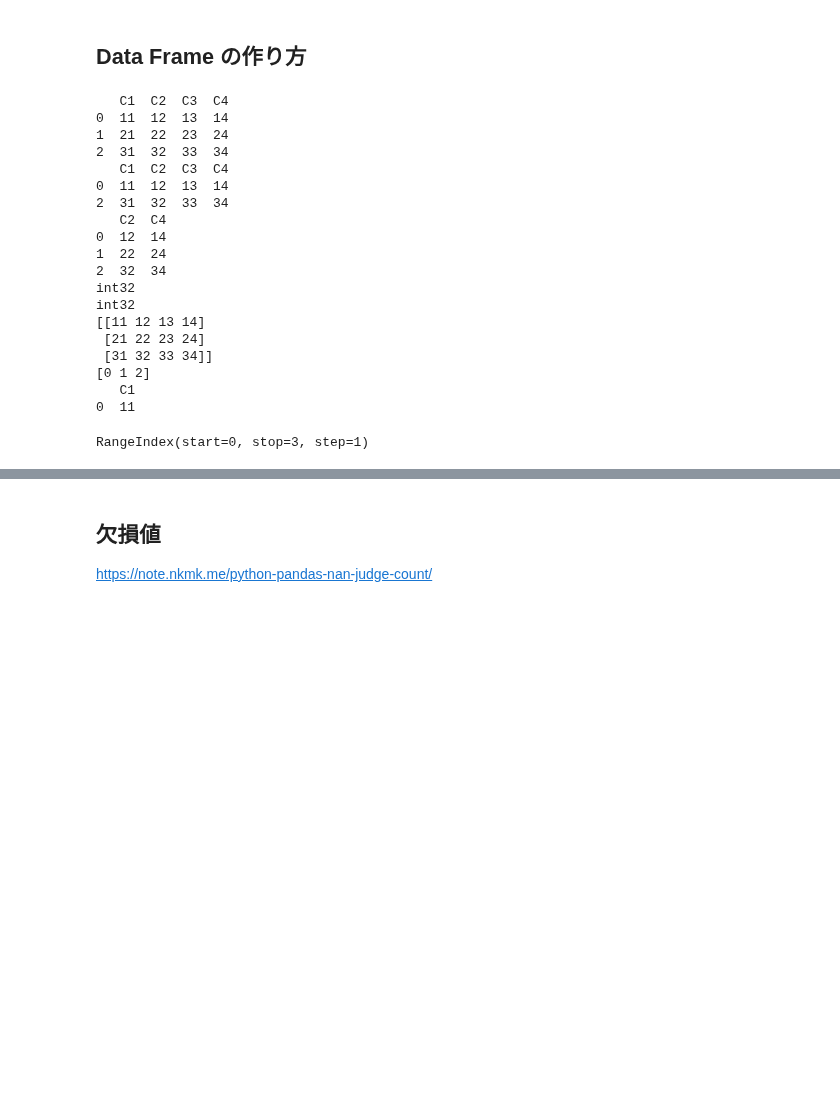
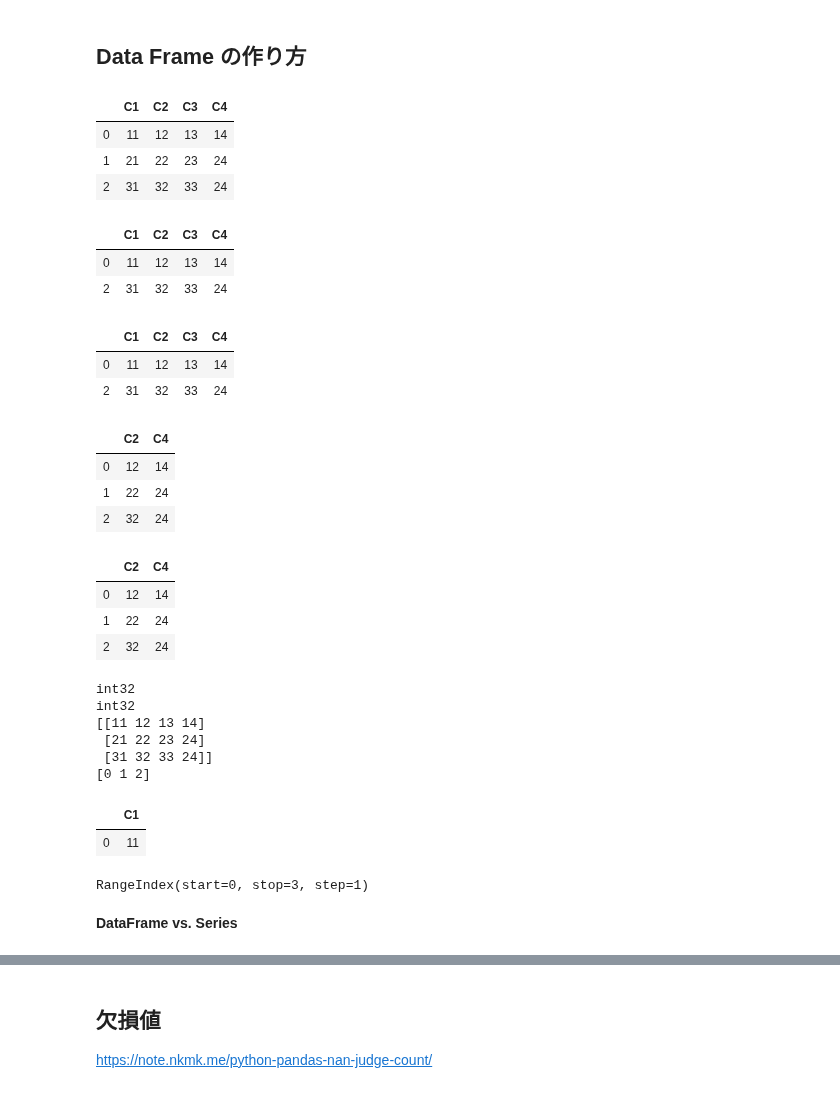
Before and after one commit to t2240013/hello-world, a Jupyter notebook: PythonMemo.ipynb, the cells around one changed output, grey strips where cells are left out. Drawn from its saved outputs; the diff is of its cells as text; code cells hidden in the pictures; blank space fills up the shorter version.

```diff
--- a/PythonMemo.ipynb
+++ b/PythonMemo.ipynb
@@ -640,46 +632,57 @@ http://sinhrks.hatenablog.com/entry/2014/11/12/233216
 # %%
 import pandas as pd
 import numpy as np
 df = pd.DataFrame({'C1': [11, 21, 31],
                    'C2': [12, 22, 32],
                    'C3': [13, 23, 33],
-                   'C4': [14, 24, 34]})
-print(df)
+                   'C4': [14, 24, 24]})
+display(df)
 # 行の抽出
-print( df [[True, False, True]] )
+display( df[[True, False, True]] )
+display( df.drop(df.index[[1]]) )
 # 列の抽出
-print (df[['C2','C4']])
+display (df[['C2','C4']])
+display (df.drop(['C1','C3'], axis=1))
 # 型変換
 ary = df.values.astype(np.int32)
 # 抽出してもIndex は振り直されないのでループさせるときなどはidxの取得が必要になる
 idx = df.index.values.astype(np.int32)
 print (ary.dtype)
 print (idx.dtype)
 print (ary)
 print (idx)
 # print ( df.ix[:1,:1] ) # including index=1 (loc behavior), NOT including column=1(iloc behavior) DEPRECATED
-print ( df.iloc[:1,:1] ) # use iloc for location index
+display ( df.iloc[:1,:1] ) # use iloc for location index
 # %% [output]
+|  | C1 | C2 | C3 | C4 |
+| 0 | 11 | 12 | 13 | 14 |
+| 1 | 21 | 22 | 23 | 24 |
+| 2 | 31 | 32 | 33 | 24 |
+|  | C1 | C2 | C3 | C4 |
+| 0 | 11 | 12 | 13 | 14 |
+| 2 | 31 | 32 | 33 | 24 |
+|  | C1 | C2 | C3 | C4 |
+| 0 | 11 | 12 | 13 | 14 |
+| 2 | 31 | 32 | 33 | 24 |
+|  | C2 | C4 |
+| 0 | 12 | 14 |
+| 1 | 22 | 24 |
+| 2 | 32 | 24 |
+|  | C2 | C4 |
+| 0 | 12 | 14 |
+| 1 | 22 | 24 |
+| 2 | 32 | 24 |
-   C1  C2  C3  C4
-0  11  12  13  14
-1  21  22  23  24
-2  31  32  33  34
-   C1  C2  C3  C4
-0  11  12  13  14
-2  31  32  33  34
-   C2  C4
-0  12  14
-1  22  24
-2  32  34
 int32
 int32
 [[11 12 13 14]
  [21 22 23 24]
- [31 32 33 34]]
+ [31 32 33 24]]
 [0 1 2]
-   C1
-0  11
+|  | C1 |
+| 0 | 11 |
 # %%
 df.index
 # %% [output]
 RangeIndex(start=0, stop=3, step=1)
+# %% [markdown]
+**DataFrame vs. Series**
```
Also changed, not shown: parts of 25 cells of this notebook.
